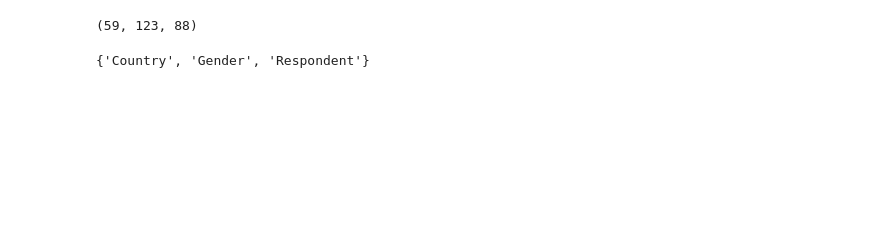
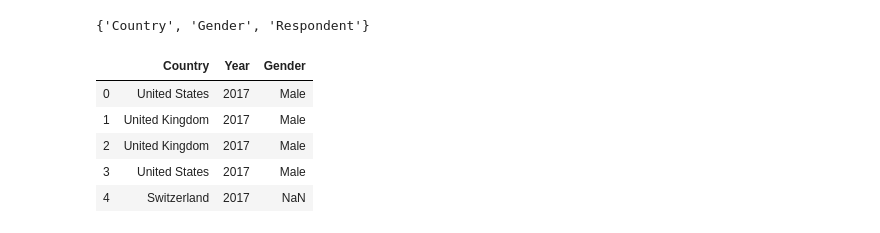
Before and after one commit to ojcastillo/Analysis-StackOverflow-Survey, a Jupyter notebook: Stack Overflow Survey Analysis.ipynb, the cells around one changed output. Saved outputs shown, nothing was run; the diff lists cells and outputs as text; code cells hidden in the pictures; blank space fills up the shorter version.

```diff
--- a/Stack Overflow Survey Analysis.ipynb
+++ b/Stack Overflow Survey Analysis.ipynb
@@ -25,4 +24,0 @@ import pandas as pd
-# %%
-df_2017 = pd.read_csv('./datasets/2017/survey_results_public.csv');
-df_2018 = pd.read_csv('./datasets/2018/survey_results_public.csv');
-df_2019 = pd.read_csv('./datasets/2019/survey_results_public.csv');
@@ -102,11 +82,3 @@ def clean_country(country):
-# %%
-df_2017.CleanCountry = df_2017.Country.apply(clean_country);
-df_2018.CleanCountry = df_2018.Country.apply(clean_country);
-df_2019.CleanCountry = df_2019.Country.apply(clean_country);
-# %%
-len(df_2017[df_2017.CleanCountry == 'Venezuela']), len(df_2018[df_2018.CleanCountry == 'Venezuela']), len(df_2019[df_2019.CleanCountry == 'Venezuela'])
-# %% [output]
-(59, 123, 88)
 # %%
 common_cols
 # %% [output]
@@ -113,0 +107,11 @@ common_cols
+# %%
+cols = ['Country', 'Year', 'Gender'];
+full_df = df_2017[cols].append(df_2018[cols]).append(df_2019[cols]);
+full_df.head()
+# %% [output]
+|  | Country | Year | Gender |
+| 0 | United States | 2017 | Male |
+| 1 | United Kingdom | 2017 | Male |
+| 2 | United Kingdom | 2017 | Male |
+| 3 | United States | 2017 | Male |
+| 4 | Switzerland | 2017 | NaN |
```
Also changed, not shown: parts of 32 cells of this notebook, 2 other files.
